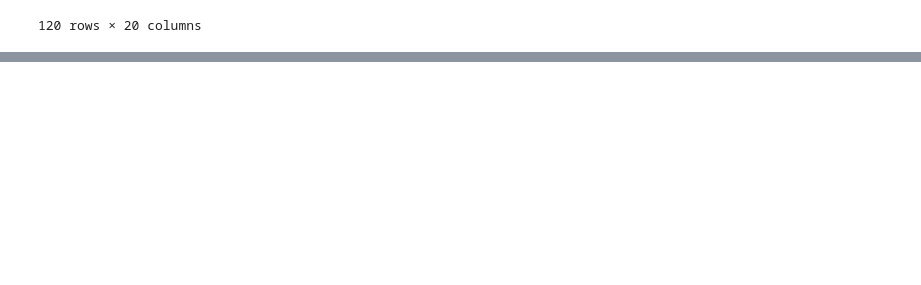
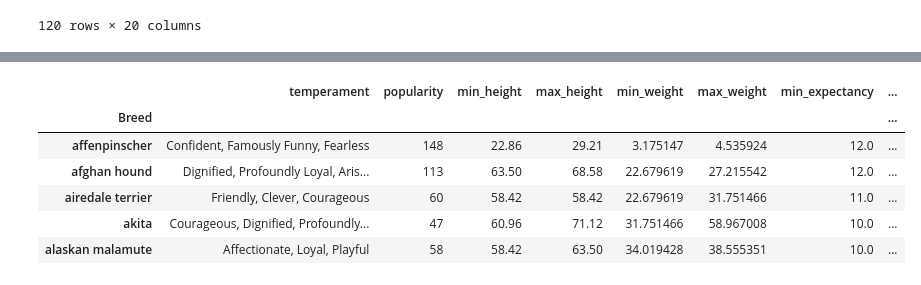
Before and after one commit to hannah-schurman/dog-breed-identification, a Jupyter notebook: dog_breed_preprocessing.ipynb, the cells around one changed output, grey strips where cells are left out. Drawn from its saved outputs; the diff is of its cells as text; code cells hidden in the pictures; blank space fills up the shorter version.

```diff
--- a/dog_breed_preprocessing.ipynb
+++ b/dog_breed_preprocessing.ipynb
@@ -43,8 +43,8 @@ dtypes: float64(11), object(10)
 memory usage: 45.6+ KB
 # %%
 # drop description (might end up leaving in...)
-akc_breeds.drop('description', axis=1, inplace=True)
+akc_df.drop('description', axis=1, inplace=True)
 # %%
 # change first column to breed
-akc_breeds.rename(columns={'Unnamed: 0': 'Breed'}, inplace=True)
+akc_df.rename(columns={'Unnamed: 0': 'Breed'}, inplace=True)
 # %%
@@ -240,3 +253,17 @@ final_akc
+# %%
+akc_df['Breed'] = akc_df['Breed'].map(lambda x: x.lower())
+# %%
+akc_df = akc_df.set_index('Breed')
+# %%
+akc_df.head()
+# %% [output]
+|  | temperament | popularity | min_height | max_height | min_weight | max_weight | min_expectancy | ... |
+| Breed |  |  |  |  |  |  |  | ... |
+| affenpinscher | Confident, Famously Funny, Fearless | 148 | 22.86 | 29.21 | 3.175147 | 4.535924 | 12.0 | ... |
+| afghan hound | Dignified, Profoundly Loyal, Aris... | 113 | 63.50 | 68.58 | 22.679619 | 27.215542 | 12.0 | ... |
+| airedale terrier | Friendly, Clever, Courageous | 60 | 58.42 | 58.42 | 22.679619 | 31.751466 | 11.0 | ... |
+| akita | Courageous, Dignified, Profoundly... | 47 | 60.96 | 71.12 | 31.751466 | 58.967008 | 10.0 | ... |
+| alaskan malamute | Affectionate, Loyal, Playful | 58 | 58.42 | 63.50 | 34.019428 | 38.555351 | 10.0 | ... |
 # %%
 # convert to final csv for use with predictions
 # final_akc.to_csv('data/akc_breeds_final.csv', index=False)
```
Also changed, not shown: parts of 9 cells of this notebook, 7 other files.
